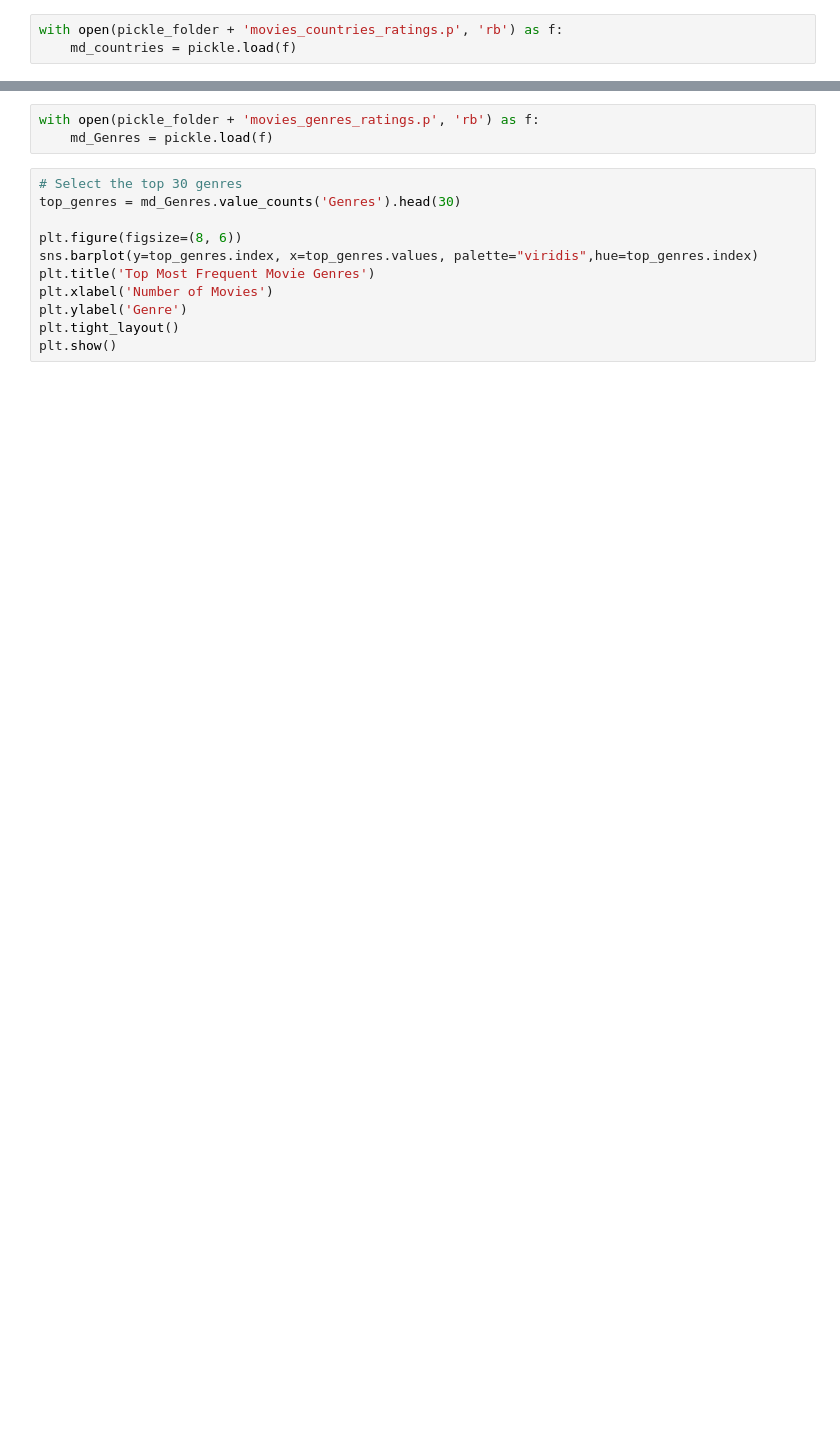
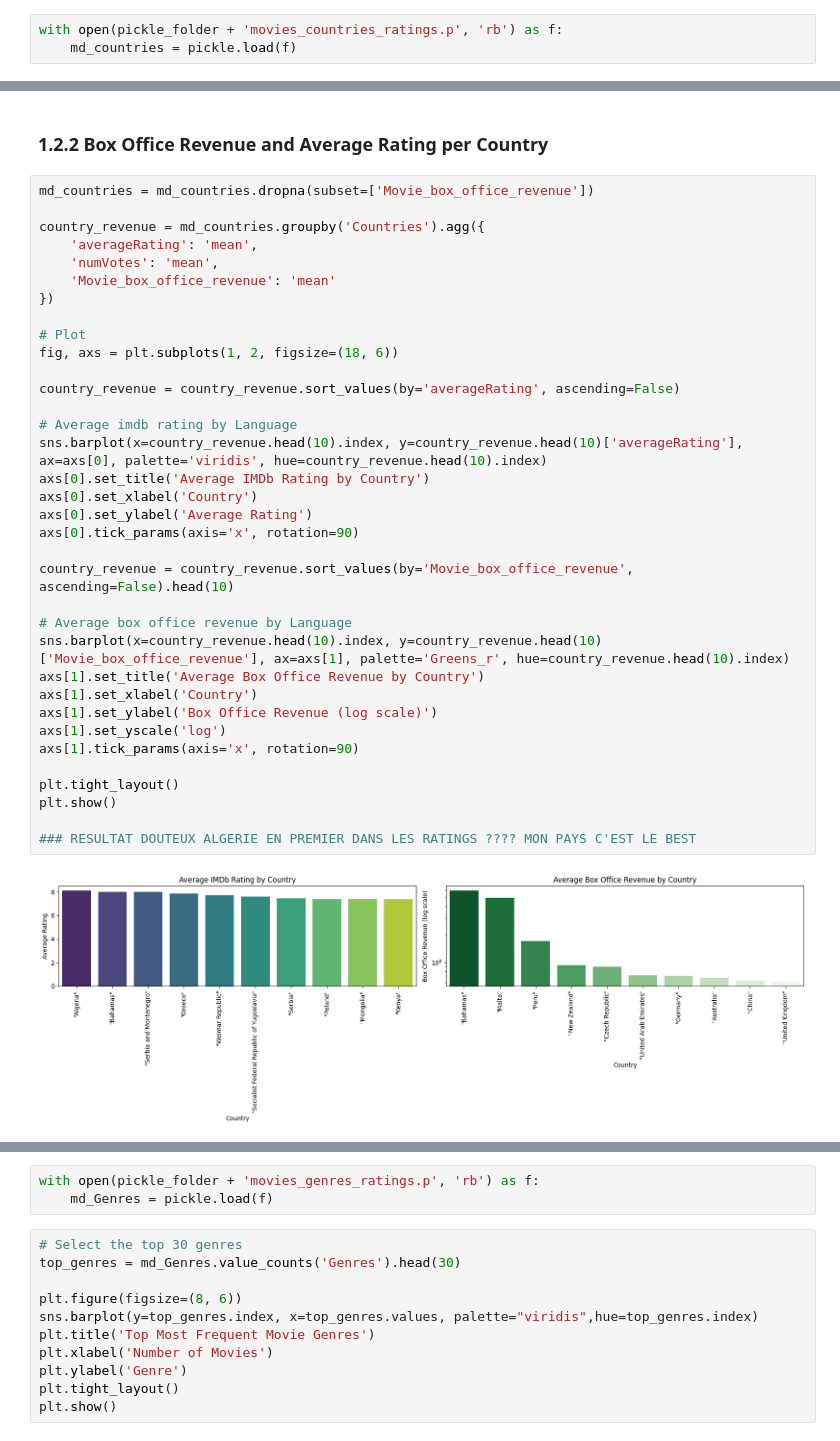
Before and after one commit to epfl-ada/ada-2024-project-melyn, a Jupyter notebook: results.ipynb, the cells around one changed output, grey strips where cells are left out. Cells and saved outputs as stored; diff of their text form; blank space fills up the shorter version.

```diff
--- a/results.ipynb
+++ b/results.ipynb
@@ -108,0 +143,39 @@ plt.show()
+# %% [markdown]
+### 1.2.2 Box Office Revenue and Average Rating per Country
+# %%
+md_countries = md_countries.dropna(subset=['Movie_box_office_revenue'])
+
+country_revenue = md_countries.groupby('Countries').agg({
+    'averageRating': 'mean',
+    'numVotes': 'mean',
+    'Movie_box_office_revenue': 'mean'
+})
+
+# Plot
+fig, axs = plt.subplots(1, 2, figsize=(18, 6))
+
+country_revenue = country_revenue.sort_values(by='averageRating', ascending=False)
+
+# Average imdb rating by Language
+sns.barplot(x=country_revenue.head(10).index, y=country_revenue.head(10)['averageRating'], ax=axs[0], palette='viridis', hue=country_revenue.head(10).index)
+axs[0].set_title('Average IMDb Rating by Country')
+axs[0].set_xlabel('Country')
+axs[0].set_ylabel('Average Rating')
+axs[0].tick_params(axis='x', rotation=90)
+
+country_revenue = country_revenue.sort_values(by='Movie_box_office_revenue', ascending=False).head(10)
+
+# Average box office revenue by Language
+sns.barplot(x=country_revenue.head(10).index, y=country_revenue.head(10)['Movie_box_office_revenue'], ax=axs[1], palette='Greens_r', hue=country_revenue.head(10).index)
+axs[1].set_title('Average Box Office Revenue by Country')
+axs[1].set_xlabel('Country')
+axs[1].set_ylabel('Box Office Revenue (log scale)')
+axs[1].set_yscale('log')
+axs[1].tick_params(axis='x', rotation=90)
+
+plt.tight_layout()
+plt.show()
+
+### RESULTAT DOUTEUX ALGERIE EN PREMIER DANS LES RATINGS ???? MON PAYS C'EST LE BEST
+# %% [output]
+[figure, added]
```
Also changed, not shown: parts of 39 cells of this notebook, 1 other file.
